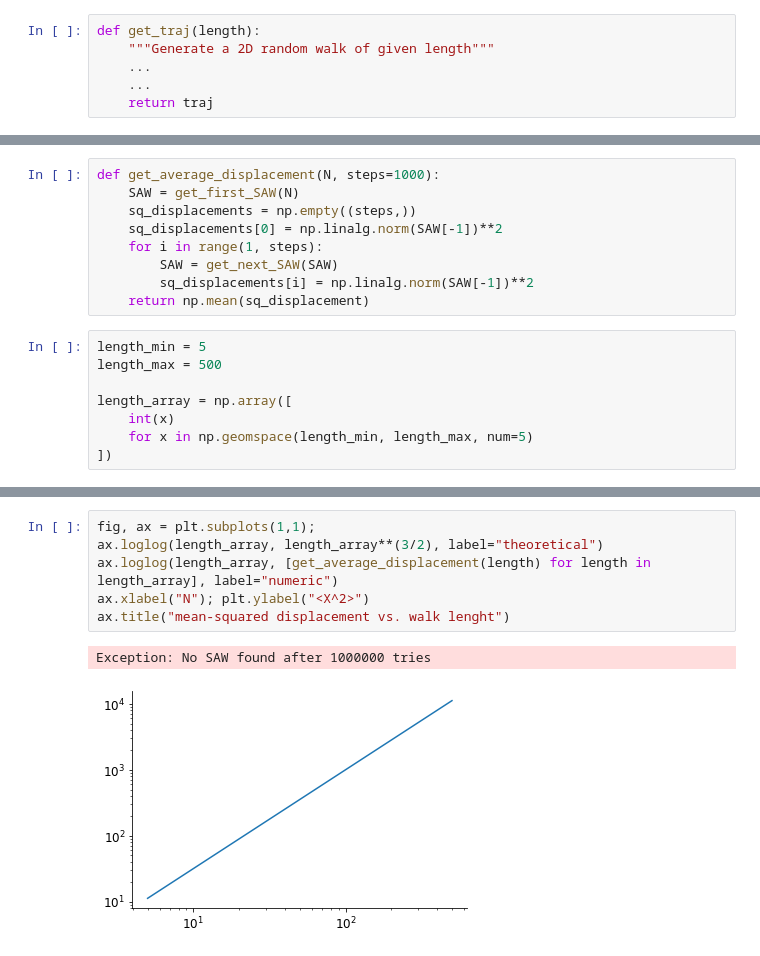
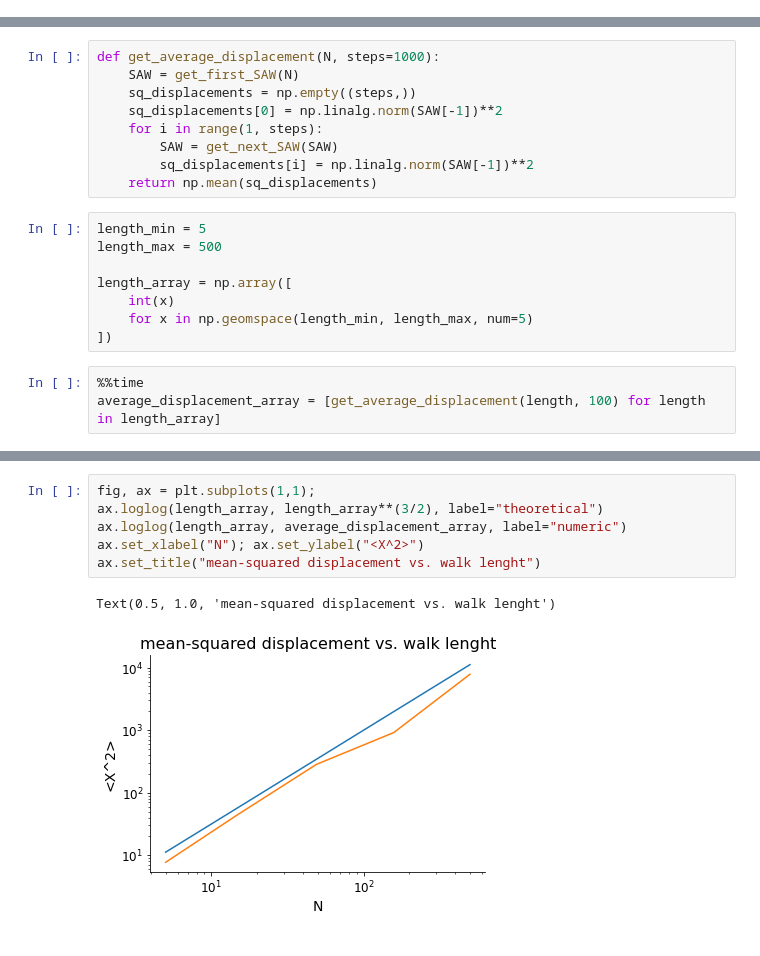
Before and after one commit to Samuele-Colombo/stat-mech-python-course-1, a Jupyter notebook: notebooks/3-Random-Walks.ipynb, the cells around one changed output, grey strips where cells are left out. Saved outputs shown, nothing was run; the diff lists cells and outputs as text.

```diff
--- a/notebooks/3-Random-Walks.ipynb
+++ b/notebooks/3-Random-Walks.ipynb
@@ -388,12 +356,6 @@ def pivot_traj(traj):
 # %% [markdown]
 ### Exercise 3.10
 Write a function that counts the number of self-intersections of a RW. Notice that SAWs have 0 self intersections, so that will solve step 3 of the pivot algorithm, but will also be useful to generate the initial condition. One way of approaching this exercise is to count how many *different* points the path visits.
-# %%
-def get_traj(length):
-    """Generate a 2D random walk of given length"""
-    ...
-    ...
-    return traj
 # %%
 def count_self_intersections(traj):
     """Count the number of self-intersections of a RW"""
@@ -643,7 +587,7 @@ def get_average_displacement(N, steps=1000):
     for i in range(1, steps):
         SAW = get_next_SAW(SAW)
         sq_displacements[i] = np.linalg.norm(SAW[-1])**2
-    return np.mean(sq_displacement)
+    return np.mean(sq_displacements)
 # %%
 length_min = 5
 length_max = 500
@@ -652,3 +596,6 @@ length_array = np.array([
     int(x)
     for x in np.geomspace(length_min, length_max, num=5)
 ])
+# %%
+%%time
+average_displacement_array = [get_average_displacement(length, 100) for length in length_array]
@@ -655,9 +605,9 @@ length_array = np.array([
 # %%
 fig, ax = plt.subplots(1,1);
 ax.loglog(length_array, length_array**(3/2), label="theoretical")
-ax.loglog(length_array, [get_average_displacement(length) for length in length_array], label="numeric")
-ax.xlabel("N"); plt.ylabel("<X^2>")
-ax.title("mean-squared displacement vs. walk lenght")
+ax.loglog(length_array, average_displacement_array, label="numeric")
+ax.set_xlabel("N"); ax.set_ylabel("<X^2>")
+ax.set_title("mean-squared displacement vs. walk lenght")
 # %% [output]
-Exception: No SAW found after 1000000 tries
+Text(0.5, 1.0, 'mean-squared displacement vs. walk lenght')
-[figure, old version]
+[figure, new version]
```
Also changed, not shown: parts of 18 cells of this notebook.
